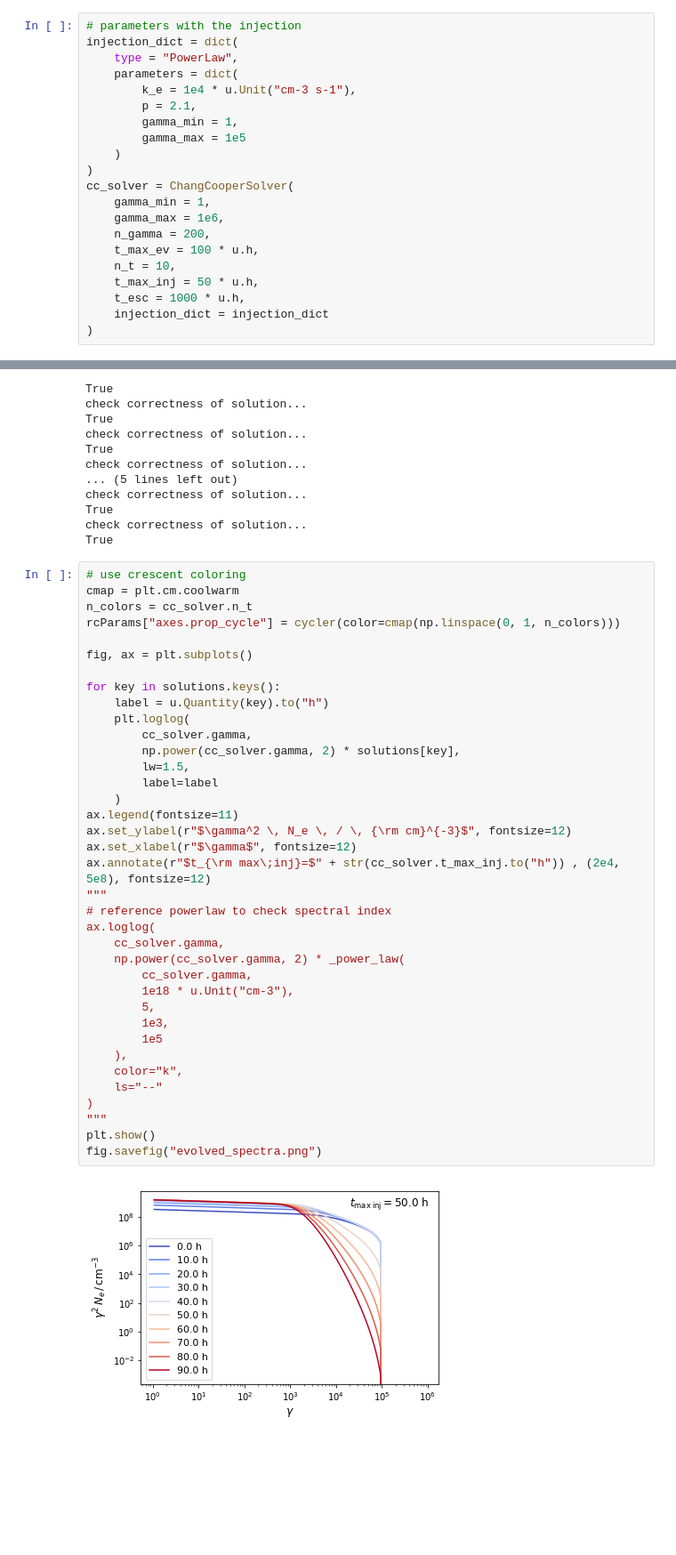
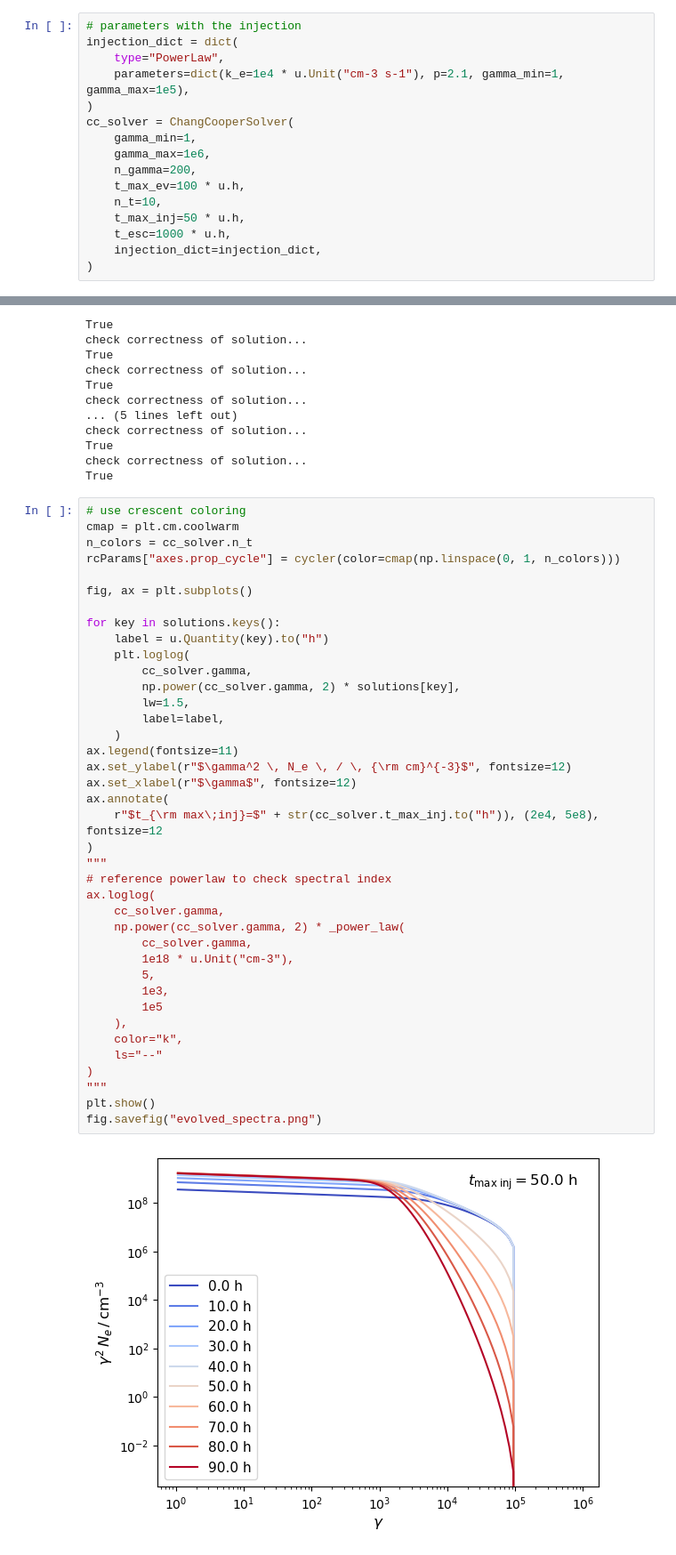
Before and after one commit to cosimoNigro/lepton_cooling, a Jupyter notebook: time_evolution_Chiaberge_Ghisellini.ipynb, the cells around one changed output, grey strips where cells are left out. Shown at 89% size. Cells and saved outputs as stored; diff of their text form; blank space fills up the shorter version.

```diff
--- a/time_evolution_Chiaberge_Ghisellini.ipynb
+++ b/time_evolution_Chiaberge_Ghisellini.ipynb
@@ -155,23 +166,18 @@ Let us suppose to inject electrons for 50 hours and then to turn the injection o
 # %%
 # parameters with the injection
 injection_dict = dict(
-    type = "PowerLaw",
-    parameters = dict(
-        k_e = 1e4 * u.Unit("cm-3 s-1"),
-        p = 2.1,
-        gamma_min = 1,
-        gamma_max = 1e5
-    )
+    type="PowerLaw",
+    parameters=dict(k_e=1e4 * u.Unit("cm-3 s-1"), p=2.1, gamma_min=1, gamma_max=1e5),
 )
 cc_solver = ChangCooperSolver(
-    gamma_min = 1,
-    gamma_max = 1e6,
-    n_gamma = 200,
-    t_max_ev = 100 * u.h,
-    n_t = 10,
-    t_max_inj = 50 * u.h,
-    t_esc = 1000 * u.h,
-    injection_dict = injection_dict
+    gamma_min=1,
+    gamma_max=1e6,
+    n_gamma=200,
+    t_max_ev=100 * u.h,
+    n_t=10,
+    t_max_inj=50 * u.h,
+    t_esc=1000 * u.h,
+    injection_dict=injection_dict,
 )
 # %%
 solutions = cc_solver.run()
@@ -202,33 +208,35 @@ rcParams["axes.prop_cycle"] = cycler(color=cmap(np.linspace(0, 1, n_colors)))
 fig, ax = plt.subplots()
 
 for key in solutions.keys():
     label = u.Quantity(key).to("h")
     plt.loglog(
         cc_solver.gamma,
         np.power(cc_solver.gamma, 2) * solutions[key],
         lw=1.5,
-        label=label
+        label=label,
     )
 ax.legend(fontsize=11)
 ax.set_ylabel(r"$\gamma^2 \, N_e \, / \, {\rm cm}^{-3}$", fontsize=12)
 ax.set_xlabel(r"$\gamma$", fontsize=12)
-ax.annotate(r"$t_{\rm max\;inj}=$" + str(cc_solver.t_max_inj.to("h")) , (2e4, 5e8), fontsize=12)
+ax.annotate(
+    r"$t_{\rm max\;inj}=$" + str(cc_solver.t_max_inj.to("h")), (2e4, 5e8), fontsize=12
+)
 """
 # reference powerlaw to check spectral index
 ax.loglog(
     cc_solver.gamma,
     np.power(cc_solver.gamma, 2) * _power_law(
         cc_solver.gamma,
         1e18 * u.Unit("cm-3"),
         5,
         1e3,
         1e5
     ),
     color="k",
     ls="--"
 )
 """
 plt.show()
 fig.savefig("evolved_spectra.png")
 # %% [output]
-[figure, old version]
+[figure, new version]
```
Also changed, not shown: parts of 5 cells of this notebook, 2 other files.
